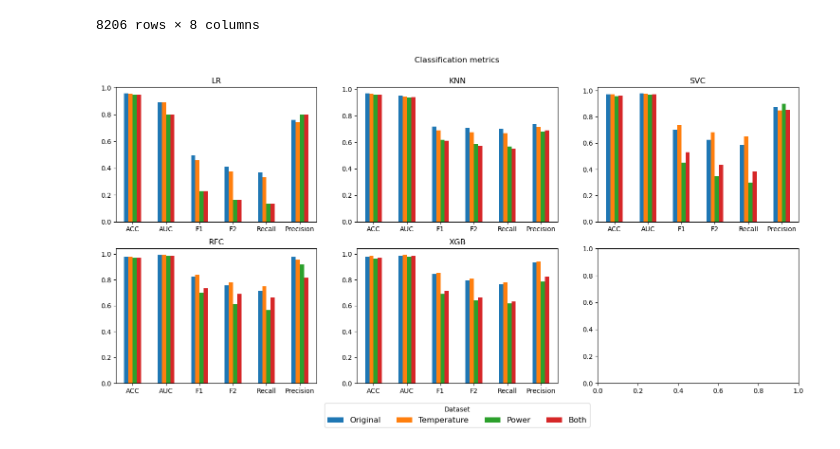
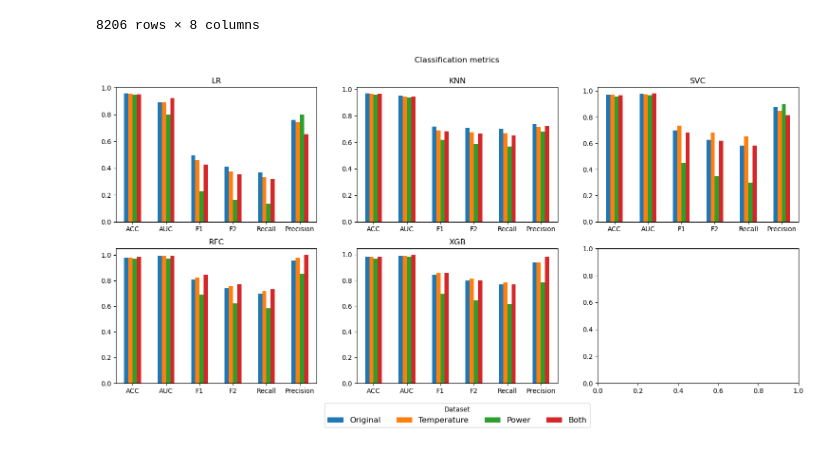
Before and after one commit to Oluwaseun25/predictive-maintenance-supervised-learning, a Jupyter notebook: notebooks/binary_classification.ipynb, the cells around one changed output. Drawn from its saved outputs; the diff is of its cells as text; code cells hidden in the pictures.

```diff
--- a/notebooks/binary_classification.ipynb
+++ b/notebooks/binary_classification.ipynb
@@ -156,34 +191,34 @@ XX_train = X_train.drop(columns=['temp_product','temp_difference','power_output'
 XX_val = X_val.drop(columns=['temp_product','temp_difference','power_output'])
 metrics_0 = fit_models(clf, clf_str, XX_train, XX_val, y_train, y_val)
 
 # Fit on temperature product and difference train
 XX_train = X_train.drop(columns=['Process temperature _K_','Air temperature _K_','power_output'])
 XX_val = X_val.drop(columns=['Process temperature _K_','Air temperature _K_','power_output'])
 metrics_1 = fit_models(clf, clf_str, XX_train, XX_val, y_train, y_val)
 
 # Fit on power product train
 XX_train = X_train.drop(columns=['Rotational speed _rpm_','Torque _Nm_','temp_product','temp_difference'])
 XX_val = X_val.drop(columns=['Rotational speed _rpm_','Torque _Nm_','temp_product','temp_difference'])
 metrics_2 = fit_models(clf, clf_str, XX_train, XX_val, y_train, y_val)
 
 # Fit on both products train
-XX_train = X_train.drop(columns=['Process temperature _K_','Air temperature _K_','Rotational speed _rpm_','Torque _Nm_'])
-XX_val = X_val.drop(columns=['Process temperature _K_','Air temperature _K_','Rotational speed _rpm_','Torque _Nm_'])
-metrics_3 = fit_models(clf, clf_str, XX_train, XX_val, y_train, y_val)
+# XX_train = X_train.drop(columns=['Process temperature _K_','Air temperature _K_','Rotational speed _rpm_','Torque _Nm_'])
+# XX_val = X_val.drop(columns=['Process temperature _K_','Air temperature _K_','Rotational speed _rpm_','Torque _Nm_'])
+metrics_3 = fit_models(clf, clf_str, X_train, X_val, y_train, y_val)
 
 # classification metrics barplot
 fig, axs = plt.subplots(nrows=2, ncols=3, figsize=(18,8))
 fig.suptitle('Classification metrics')
 for j, model in enumerate(clf_str):
     ax = axs[j//3,j-3*(j//3)]
     model_metrics = pd.DataFrame(data=[metrics_0[model],metrics_1[model],metrics_2[model],metrics_3[model]])
     model_metrics.index = ['Original','Temperature','Power','Both']
     model_metrics.transpose().plot(ax=ax, kind='bar', rot=0, )
     ax.title.set_text(model)
     ax.get_legend().remove()
 fig.subplots_adjust(top=0.9, left=0.1, right=0.9, bottom=0.12)
 axs.flatten()[-2].legend(title='Dataset', loc='upper center',
                          bbox_to_anchor=(0.5, -0.12), ncol=4, fontsize=12)
 plt.show()
 # %% [output]
-[figure, old version]
+[figure, new version]
```
Also changed, not shown: parts of 10 cells of this notebook.
